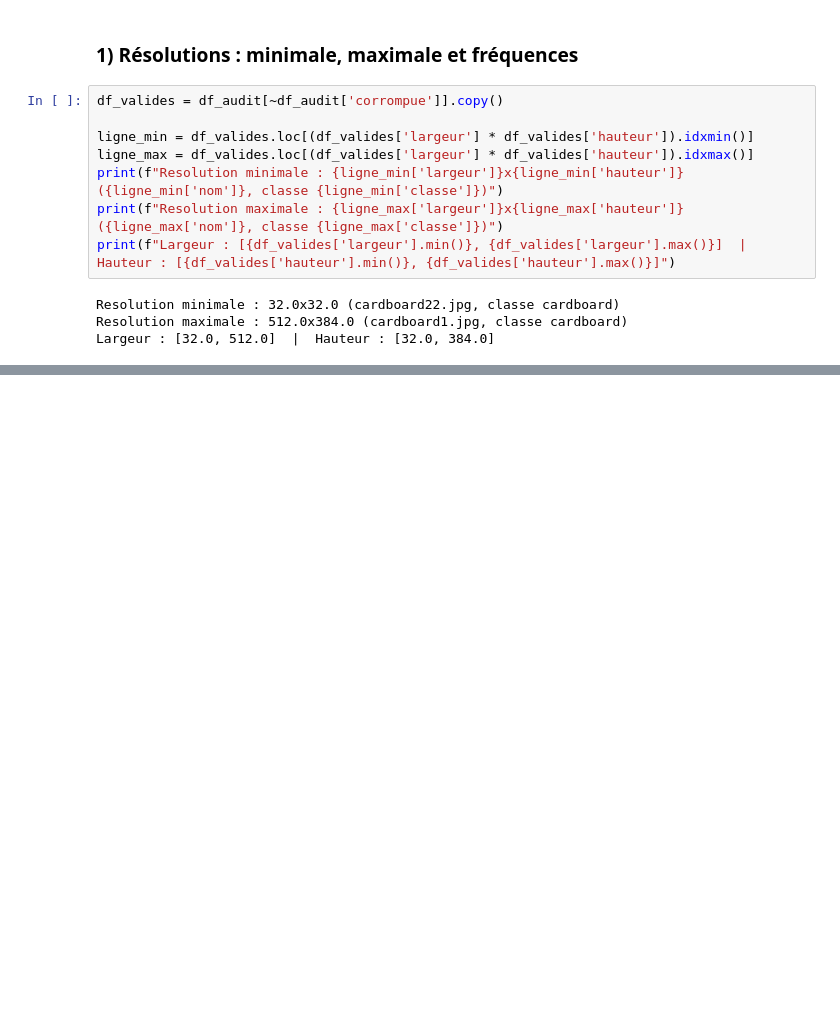
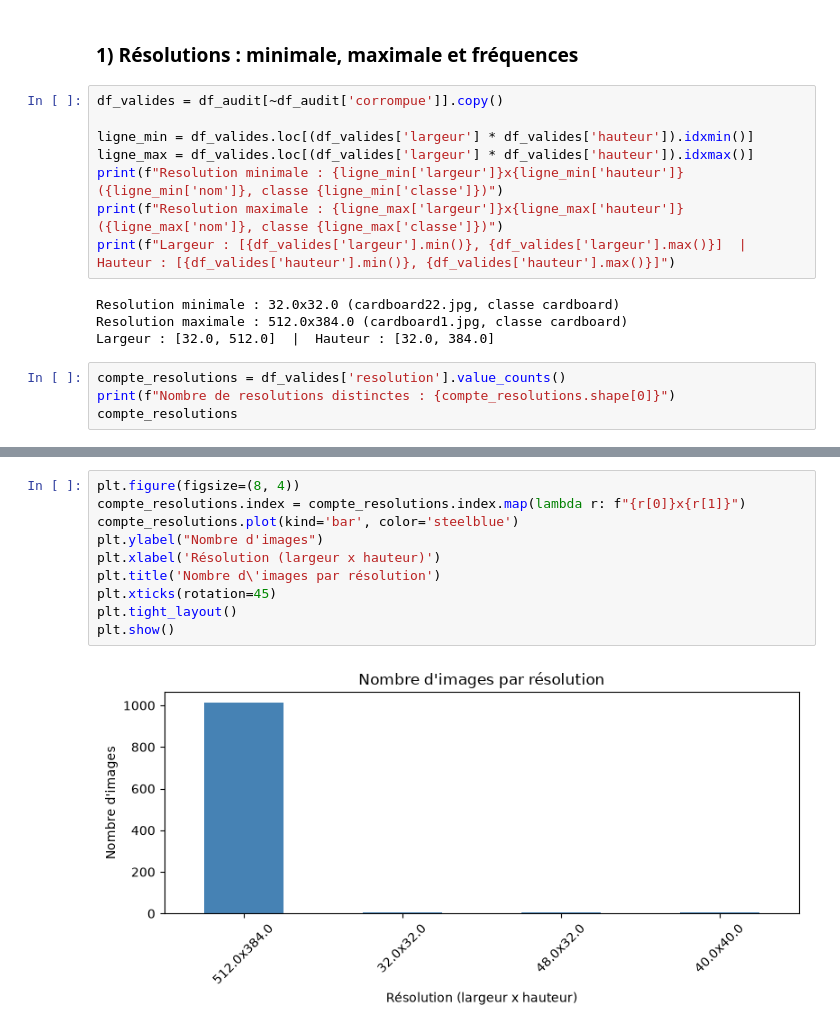
Before and after one commit to khadija470/atelier_prepa_donnees_images, a Jupyter notebook: notebooks/atelier_prepa_donnees_images.ipynb, the cells around one changed output, grey strips where cells are left out. Saved outputs shown, nothing was run; the diff lists cells and outputs as text; blank space fills up the shorter version.

Commit message:
Partie 4 - 1) Nombre d'images par resolution + visualisation

```diff
--- a/notebooks/atelier_prepa_donnees_images.ipynb
+++ b/notebooks/atelier_prepa_donnees_images.ipynb
@@ -273,3 +273,7 @@ print(f"Largeur : [{df_valides['largeur'].min()}, {df_valides['largeur'].max()}]
 Resolution minimale : 32.0x32.0 (cardboard22.jpg, classe cardboard)
 Resolution maximale : 512.0x384.0 (cardboard1.jpg, classe cardboard)
 Largeur : [32.0, 512.0]  |  Hauteur : [32.0, 384.0]
+# %%
+compte_resolutions = df_valides['resolution'].value_counts()
+print(f"Nombre de resolutions distinctes : {compte_resolutions.shape[0]}")
+compte_resolutions
@@ -275,0 +288,12 @@ Largeur : [32.0, 512.0]  |  Hauteur : [32.0, 384.0]
+# %%
+plt.figure(figsize=(8, 4))
+compte_resolutions.index = compte_resolutions.index.map(lambda r: f"{r[0]}x{r[1]}")
+compte_resolutions.plot(kind='bar', color='steelblue')
+plt.ylabel("Nombre d'images")
+plt.xlabel('Résolution (largeur x hauteur)')
+plt.title('Nombre d\'images par résolution')
+plt.xticks(rotation=45)
+plt.tight_layout()
+plt.show()
+# %% [output]
+[figure, added]
```
Also changed, not shown: parts of 1 cell of this notebook.
